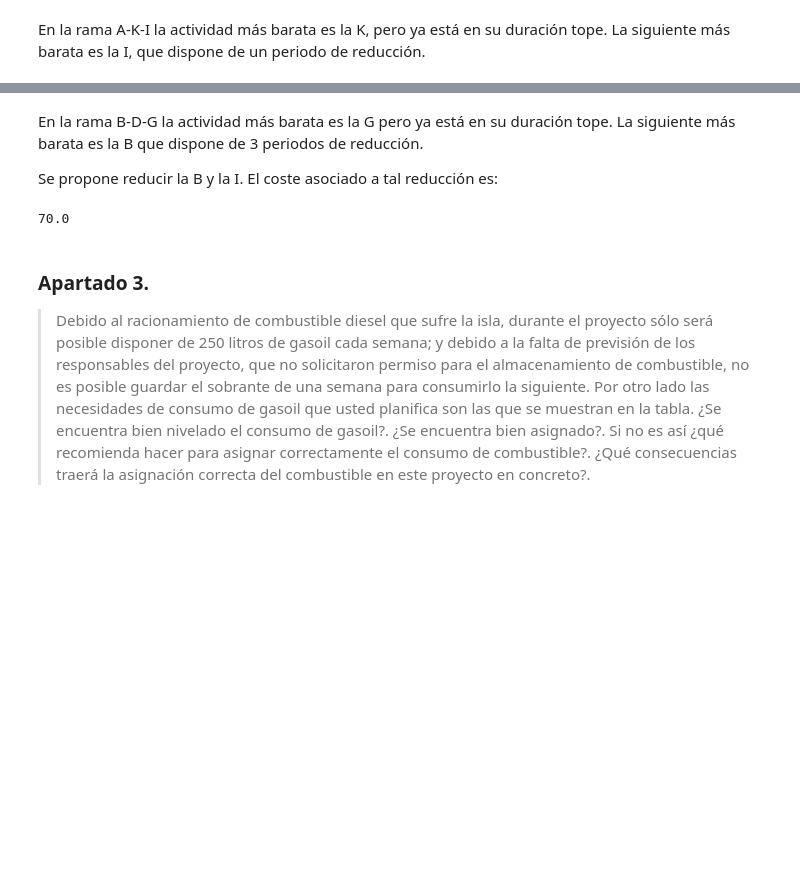
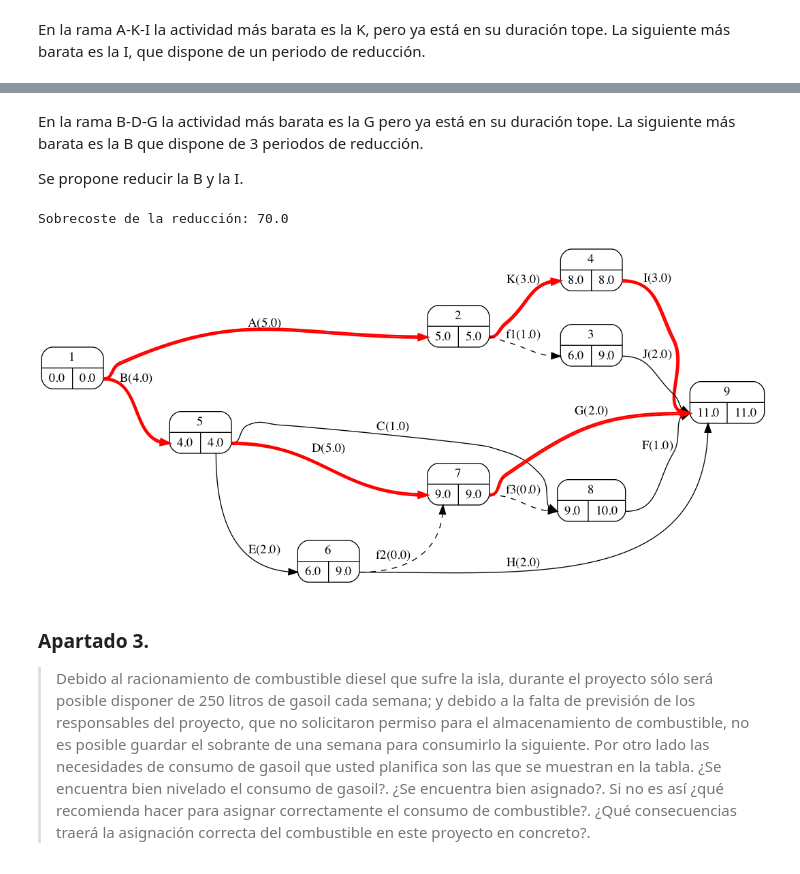
Before and after one commit to mcasl/pmULE, a Jupyter notebook: Ejercicio_10.ipynb, the cells around one changed output, grey strips where cells are left out. Cells and saved outputs as stored; diff of their text form; code cells hidden in the pictures; blank space fills up the shorter version.

```diff
--- a/Ejercicio_10.ipynb
+++ b/Ejercicio_10.ipynb
@@ -263,0 +246,3 @@ proyecto.pert(filename=filename,
+# %%
+proyecto_reduccion = proyecto.copy()
+proyecto_reduccion.pert()
@@ -286,11 +273,15 @@ datos_proyecto.loc[rama_B_D_G, ['cur', 'duracion', 'duracion_tope']].sort_values
 # %% [markdown]
 En la rama B-D-G la actividad más barata es la G pero ya está en su duración tope. La siguiente más barata es la B que dispone de 3 periodos de reducción.
 
-Se propone reducir la B y la I. El coste asociado a tal reducción es:
+Se propone reducir la B y la I.
-# %%
-datos_proyecto.loc[['B', 'I'], 'cur'].sum()
-# %% [output]
-70.0
+# %%
+proyecto_reduccion.reducir(B = 1, I = 1)
+# %% [output]
+Sobrecoste de la reducción: 70.0
+# %%
+proyecto_reduccion.pert()
+# %% [output]
+[figure, added]
 # %% [markdown]
 ### Apartado 3.
 > Debido al racionamiento de combustible diesel que sufre la isla, durante el proyecto sólo será posible disponer de 250 litros de gasoil cada semana; y debido a la falta de previsión de los responsables del proyecto, que no solicitaron permiso para el almacenamiento de combustible, no es posible guardar el sobrante de una semana para consumirlo la siguiente. Por otro lado las necesidades de consumo de gasoil que usted planifica son las que se muestran en la tabla. ¿Se encuentra bien nivelado el consumo de gasoil?. ¿Se encuentra bien asignado?. Si no es así ¿qué recomienda hacer para asignar correctamente el consumo de combustible?. ¿Qué consecuencias traerá la asignación correcta del combustible en este proyecto en concreto?.
```
Also changed, not shown: parts of 53 cells of this notebook, 7 other files.
